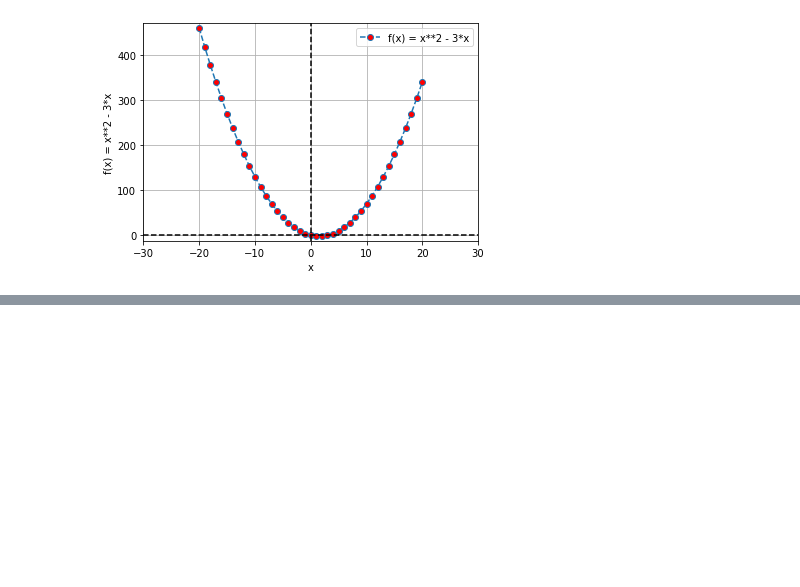
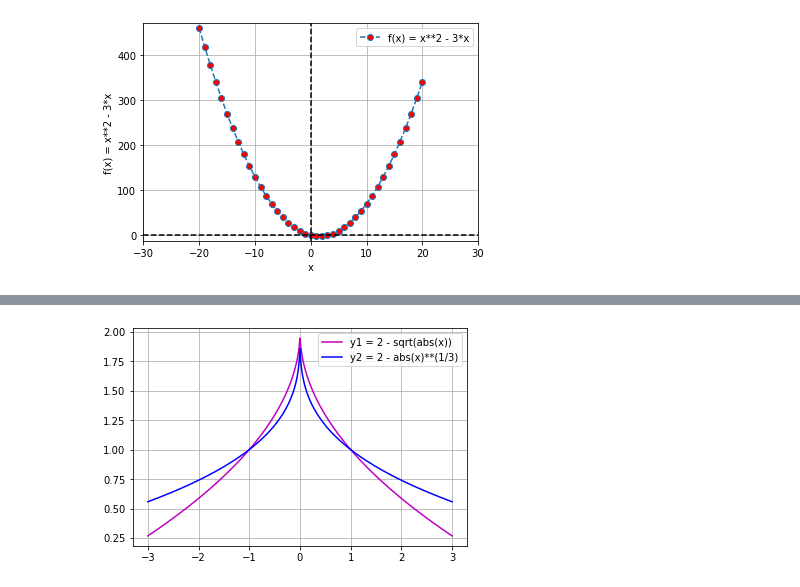
Before and after one commit to XabierFernandez/MyPythonProjects, a Jupyter notebook: JupLab_Maths.ipynb, the cells around one changed output, grey strips where cells are left out. Cells and saved outputs as stored; diff of their text form; code cells hidden in the pictures; blank space fills up the shorter version.

```diff
--- a/JupLab_Maths.ipynb
+++ b/JupLab_Maths.ipynb
@@ -100,0 +157,16 @@ plt.show()
+# %%
+x = np.linspace(-3,3,1000)
+y1 = 2 - np.sqrt(abs(x))
+y2 = 2 - abs(x)**(1/3)
+y3 = x**-1
+
+plt.plot(x,y1,'m-', label='y1 = 2 - sqrt(abs(x))')
+plt.plot(x,y2,'b-', label='y2 = 2 - abs(x)**(1/3)')
+
+
+plt.grid()
+
+plt.legend()
+plt.show()
+# %% [output]
+[figure, added]
```
Also changed, not shown: parts of 5 cells of this notebook, 2 other files.
